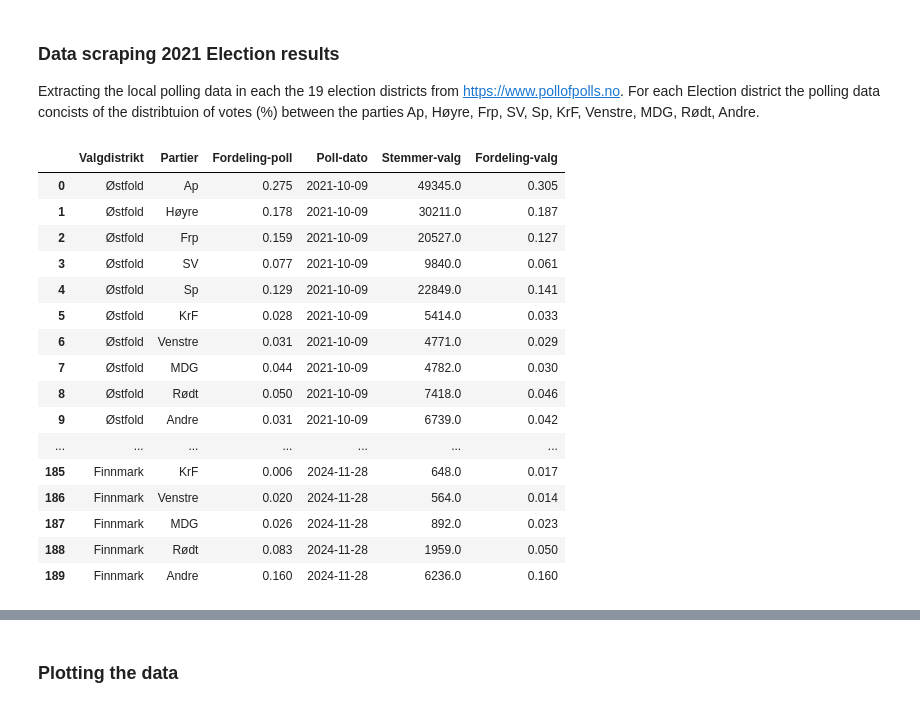
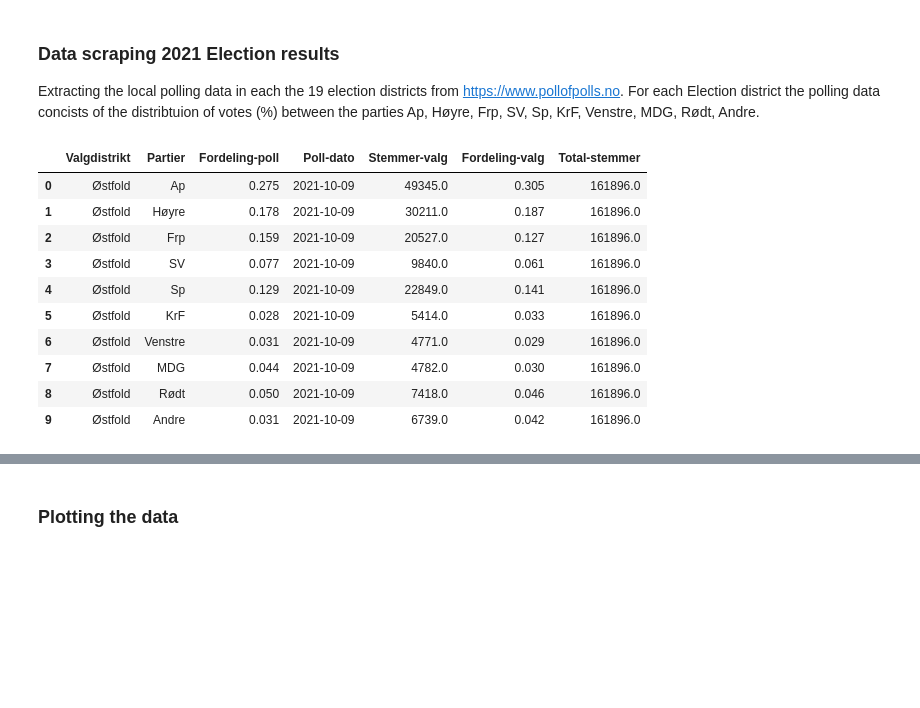
Before and after one commit to mathiasrm1/Stortingvalg-2025, a Jupyter notebook: Stortingvalg-prediction-2025.ipynb, the cells around one changed output, grey strips where cells are left out. Cells and saved outputs as stored; diff of their text form; code cells hidden in the pictures; blank space fills up the shorter version.

```diff
--- a/Stortingvalg-prediction-2025.ipynb
+++ b/Stortingvalg-prediction-2025.ipynb
@@ -174,23 +175,17 @@ df_joined =pd.concat([df_poll['Valgdistrikt'], df_poll['Partier'], df_poll['Pros
                       axis=1,
                       keys=['Valgdistrikt', 'Partier','Fordeling-poll','Poll-dato','Stemmer-valg','Fordeling-valg', 'Total-stemmer'])
 # %%
-df_joined
+df_joined.head(10)
 # %% [output]
-|  | Valgdistrikt | Partier | Fordeling-poll | Poll-dato | Stemmer-valg | Fordeling-valg |
-| 0 | Østfold | Ap | 0.275 | 2021-10-09 | 49345.0 | 0.305 |
-| 1 | Østfold | Høyre | 0.178 | 2021-10-09 | 30211.0 | 0.187 |
-| 2 | Østfold | Frp | 0.159 | 2021-10-09 | 20527.0 | 0.127 |
-| 3 | Østfold | SV | 0.077 | 2021-10-09 | 9840.0 | 0.061 |
-| 4 | Østfold | Sp | 0.129 | 2021-10-09 | 22849.0 | 0.141 |
-| 5 | Østfold | KrF | 0.028 | 2021-10-09 | 5414.0 | 0.033 |
-| 6 | Østfold | Venstre | 0.031 | 2021-10-09 | 4771.0 | 0.029 |
-| 7 | Østfold | MDG | 0.044 | 2021-10-09 | 4782.0 | 0.030 |
-| 8 | Østfold | Rødt | 0.050 | 2021-10-09 | 7418.0 | 0.046 |
-| 9 | Østfold | Andre | 0.031 | 2021-10-09 | 6739.0 | 0.042 |
-| ... | ... | ... | ... | ... | ... | ... |
-| 185 | Finnmark | KrF | 0.006 | 2024-11-28 | 648.0 | 0.017 |
-| 186 | Finnmark | Venstre | 0.020 | 2024-11-28 | 564.0 | 0.014 |
-| 187 | Finnmark | MDG | 0.026 | 2024-11-28 | 892.0 | 0.023 |
-| 188 | Finnmark | Rødt | 0.083 | 2024-11-28 | 1959.0 | 0.050 |
-| 189 | Finnmark | Andre | 0.160 | 2024-11-28 | 6236.0 | 0.160 |
+|  | Valgdistrikt | Partier | Fordeling-poll | Poll-dato | Stemmer-valg | Fordeling-valg | Total-stemmer |
+| 0 | Østfold | Ap | 0.275 | 2021-10-09 | 49345.0 | 0.305 | 161896.0 |
+| 1 | Østfold | Høyre | 0.178 | 2021-10-09 | 30211.0 | 0.187 | 161896.0 |
+| 2 | Østfold | Frp | 0.159 | 2021-10-09 | 20527.0 | 0.127 | 161896.0 |
+| 3 | Østfold | SV | 0.077 | 2021-10-09 | 9840.0 | 0.061 | 161896.0 |
+| 4 | Østfold | Sp | 0.129 | 2021-10-09 | 22849.0 | 0.141 | 161896.0 |
+| 5 | Østfold | KrF | 0.028 | 2021-10-09 | 5414.0 | 0.033 | 161896.0 |
+| 6 | Østfold | Venstre | 0.031 | 2021-10-09 | 4771.0 | 0.029 | 161896.0 |
+| 7 | Østfold | MDG | 0.044 | 2021-10-09 | 4782.0 | 0.030 | 161896.0 |
+| 8 | Østfold | Rødt | 0.050 | 2021-10-09 | 7418.0 | 0.046 | 161896.0 |
+| 9 | Østfold | Andre | 0.031 | 2021-10-09 | 6739.0 | 0.042 | 161896.0 |
 # %%
```
Also changed, not shown: parts of 21 cells of this notebook, 1 other file.
